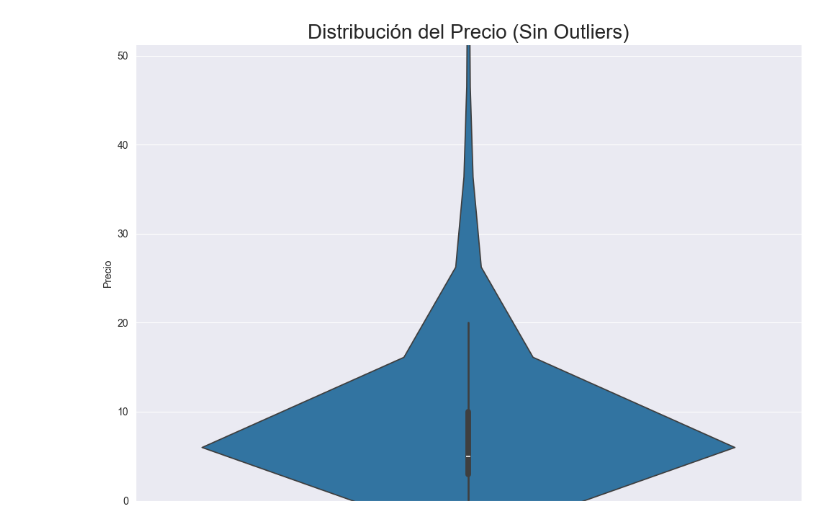
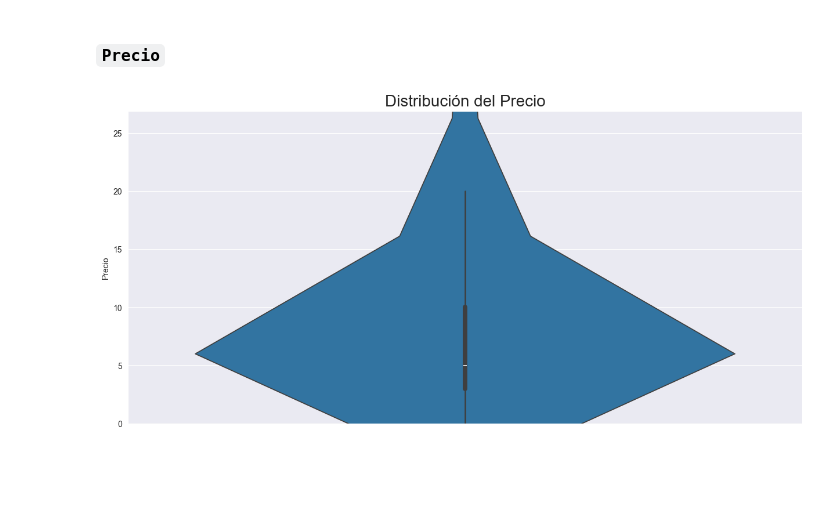
Before and after one commit to RodrigoLopezNunez17/MLOps-PI1, a Jupyter notebook: EDA/steam_games.ipynb, the cells around one changed output. Cells and saved outputs as stored; diff of their text form; code cells hidden in the pictures; blank space fills up the shorter version.

```diff
--- a/EDA/steam_games.ipynb
+++ b/EDA/steam_games.ipynb
@@ -30,14 +245,13 @@ plt.show()
+# %% [markdown]
+### **`Precio`**
 # %%
-media = np.median(steam_games['price'].sort_values())
+plt.figure(figsize=(15,7))
 
-plt.figure(figsize=(10,7))
+sns.violinplot(data=steam_games, y='price')
 
-sns.violinplot(data=price)
-
-plt.title("Distribución del Precio (Sin Outliers)",fontsize=20)
+plt.title("Distribución del Precio",fontsize=20)
 plt.ylabel("Precio")
-plt.ylim(0,media+(3*np.std(price)))
-plt.tight_layout()
+plt.ylim(0, np.mean(steam_games['price'])*3)
 plt.show()
 # %% [output]
-[figure, old version]
+[figure, new version]
```
Also changed, not shown: parts of 25 cells of this notebook.
